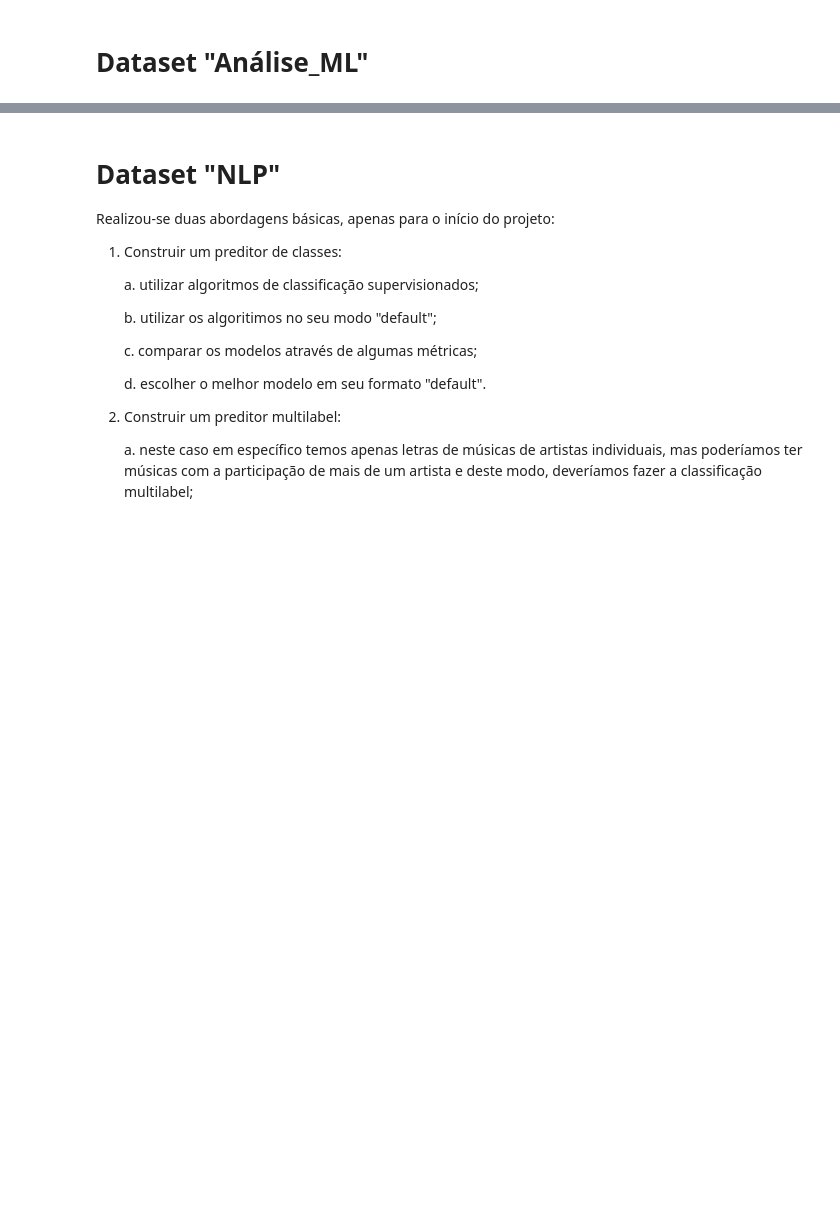
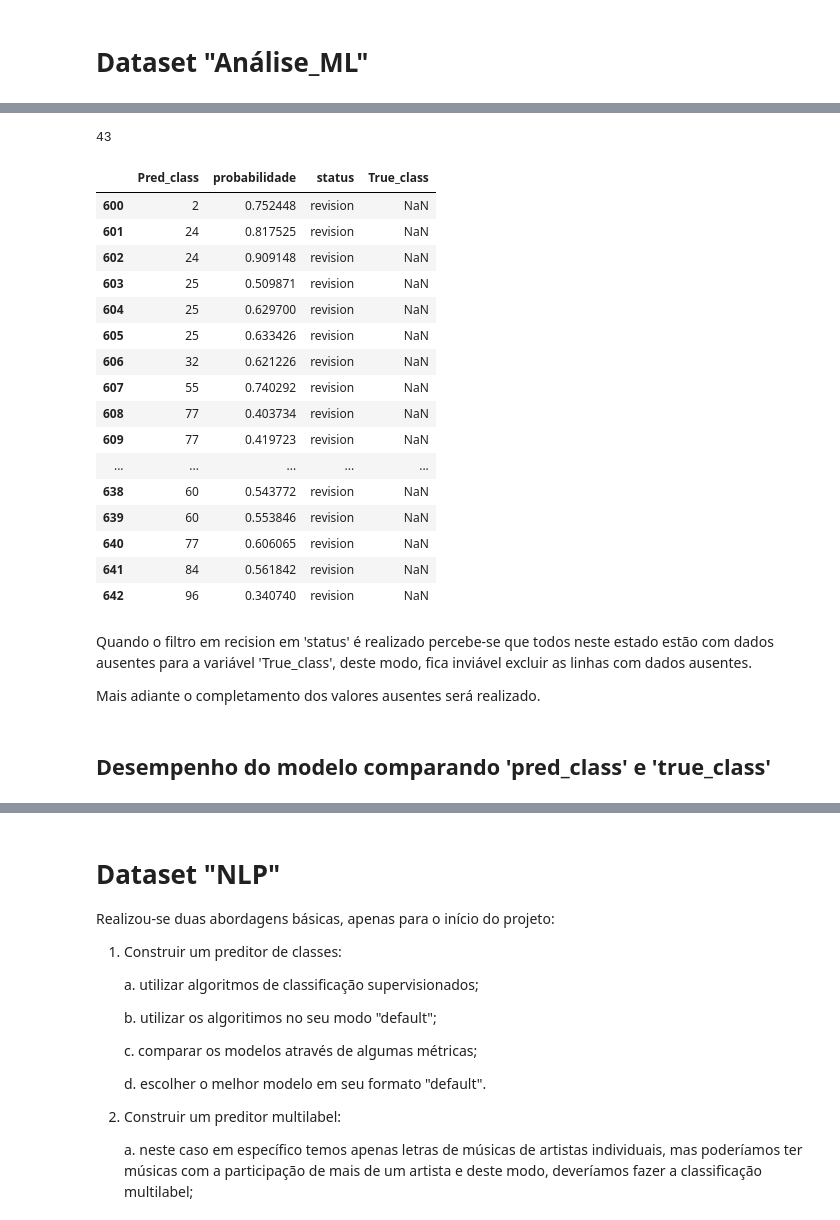
Before and after one commit to MauricioEloy/desafio-smarkio, a Jupyter notebook: project.ipynb, the cells around one changed output, grey strips where cells are left out. Drawn from its saved outputs; the diff is of its cells as text; code cells hidden in the pictures; blank space fills up the shorter version.

```diff
--- a/project.ipynb
+++ b/project.ipynb
@@ -120,0 +124,4 @@ memory usage: 20.2+ KB
+# %%
+for i in range(len(df_analise_ml)):
+    if df_analise_ml.True_class[i] == 0.0:
+        df_analise_ml.True_class[i] = df_analise_ml.Pred_class[i]
@@ -122,0 +192,29 @@ memory usage: 20.2+ KB
+# %%
+df_apenas_revision = df_analise_ml[df_analise_ml['status']=='revision']
+print(len(df_apenas_revision))
+df_apenas_revision
+# %% [output]
+43
+|  | Pred_class | probabilidade | status | True_class |
+| 600 | 2 | 0.752448 | revision | NaN |
+| 601 | 24 | 0.817525 | revision | NaN |
+| 602 | 24 | 0.909148 | revision | NaN |
+| 603 | 25 | 0.509871 | revision | NaN |
+| 604 | 25 | 0.629700 | revision | NaN |
+| 605 | 25 | 0.633426 | revision | NaN |
+| 606 | 32 | 0.621226 | revision | NaN |
+| 607 | 55 | 0.740292 | revision | NaN |
+| 608 | 77 | 0.403734 | revision | NaN |
+| 609 | 77 | 0.419723 | revision | NaN |
+| ... | ... | ... | ... | ... |
+| 638 | 60 | 0.543772 | revision | NaN |
+| 639 | 60 | 0.553846 | revision | NaN |
+| 640 | 77 | 0.606065 | revision | NaN |
+| 641 | 84 | 0.561842 | revision | NaN |
+| 642 | 96 | 0.340740 | revision | NaN |
+# %% [markdown]
+Quando o filtro em recision em 'status' é realizado percebe-se que todos neste estado estão com dados ausentes para a variável 'True_class', deste modo, fica inviável excluir as linhas com dados ausentes.
+
+Mais adiante o completamento dos valores ausentes será realizado.
+# %% [markdown]
+## Desempenho do modelo comparando 'pred_class' e 'true_class'
```
Also changed, not shown: parts of 23 cells of this notebook, 1 other file.
